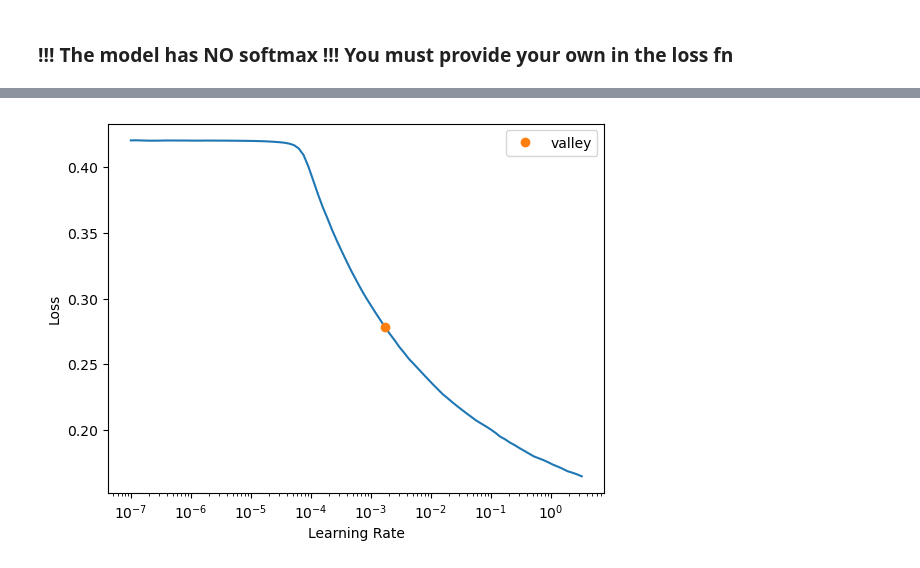
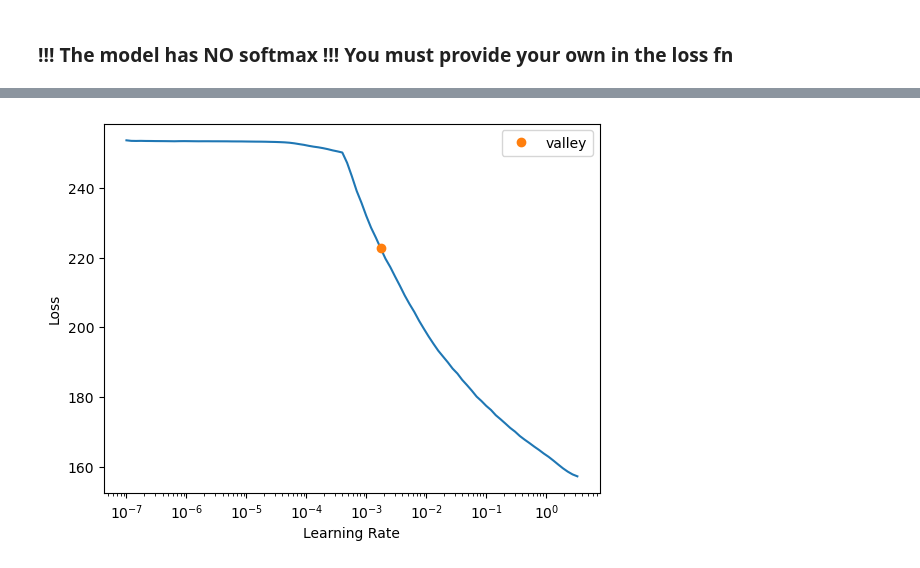
Before and after one commit to TheFoo251/earthquake_model, a Jupyter notebook: notebooks/new_loss_functions.ipynb, the cells around one changed output, grey strips where cells are left out. Saved outputs shown, nothing was run; the diff lists cells and outputs as text; code cells hidden in the pictures.

```diff
--- a/notebooks/new_loss_functions.ipynb
+++ b/notebooks/new_loss_functions.ipynb
@@ -82,14 +102,16 @@ class LogCoshDiceLoss:
 # %%
 #loss_func = DiceFocalLoss()
-#loss_func = DiceLoss(reduction="sum") #reduction must be the mean??
+#loss_func = BaseLoss(DiceLoss, axis=1, smooth=1, reduction="mean")#, square_in_union=True) #dice loss is naturally unsmooth
+loss_func = DiceLoss() #dice loss is naturally unsmooth
+
 #loss_func = CrossEntropyLossFlat(axis=1)
 #loss_func = SimpleDice()
 #loss_func = DiceCELoss()
-loss_func = LogCoshDiceLoss()
+#loss_func = LogCoshDiceLoss()
 learn, lr = get_learner(loss_func)
 # %% [output]
 [interactive output not drawn]
-[figure, old version]
+[figure, new version]
 # %%
 learn.fine_tune(8, lr)
 learn.recorder.plot_loss()
```
Also changed, not shown: parts of 6 cells of this notebook.
